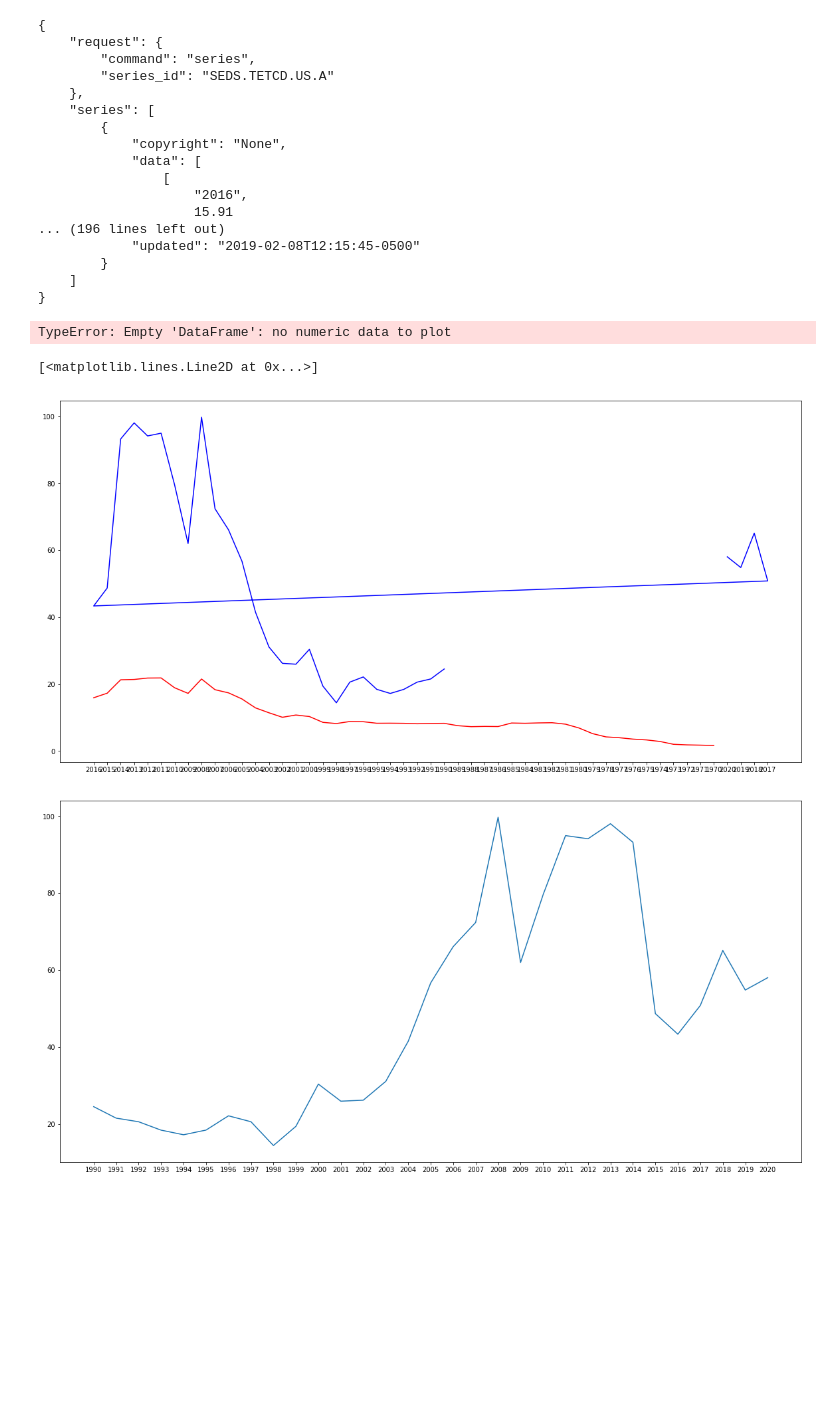
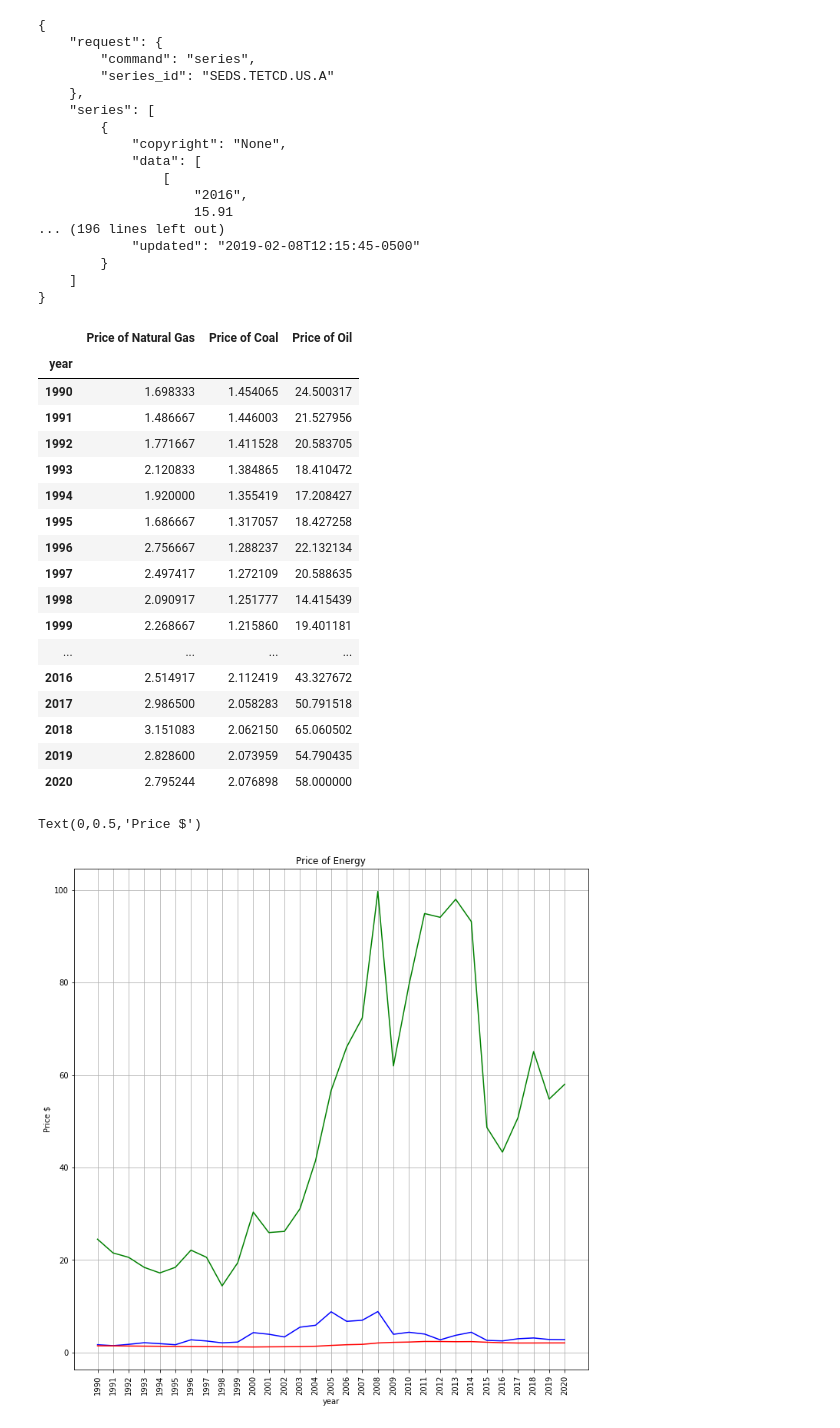
Before and after one commit to us-energy-analysis/Energy-analysis, a Jupyter notebook: Energy_Project_WTICO_Price.ipynb, the cells around one changed output. Cells and saved outputs as stored; diff of their text form; code cells hidden in the pictures; blank space fills up the shorter version.

```diff
--- a/Energy_Project_WTICO_Price.ipynb
+++ b/Energy_Project_WTICO_Price.ipynb
@@ -57,36 +57,48 @@ for x in pricenaturalgas['series'][0]['data']:
     year_NATURALGAS.append(x[0])
     price_NATURALGAS.append(x[1])
 # %%
-Oil_data = pd.DataFrame({"year":year, "Price of Oil":price_value})
+Oil_data = pd.DataFrame({"year":year, "Price of Oil":price_value}, index= year)
 # may delete this total energy column later on
-TETCD_data = pd.DataFrame({"year":year_TETCD, "Average price of Total Energy":price_TETCD})
-Coal_data = pd.DataFrame({"year":year_COAL, "Price of Coal":price_COAL})
-naturalgas_data = pd.DataFrame({"year":year_NATURALGAS, "Price of Natural Gas":price_NATURALGAS})
+#TETCD_data = pd.DataFrame({"year":year_TETCD, "Average price of Total Energy":price_TETCD}, index= year)
+Coal_data = pd.DataFrame({"year":year_COAL, "Price of Coal":price_COAL}, index= year_COAL)
+naturalgas_data = pd.DataFrame({"year":year_NATURALGAS, "Price of Natural Gas":price_NATURALGAS}, index= year_NATURALGAS)
 Price_data_init = naturalgas_data.merge(Coal_data,left_on='year', right_on='year')
 Price_data_final = Price_data_init.merge(Oil_data,left_on='year', right_on='year')
-Price_data_CSV = Price_data_final.to_csv(Price_CSV, encoding='utf-8', index=False)
+#Price_data_CSV = Price_data_final.to_csv(Price_CSV, encoding='utf-8', index=False)
+Price_data_final = Price_data_final.reindex(index=Price_data_final.index[::-1])
+Price_data_final_visual = Price_data_final.set_index("year")
+Price_data_final_visual
+# %% [output]
+|  | Price of Natural Gas | Price of Coal | Price of Oil |
+| year |  |  |  |
+| 1990 | 1.698333 | 1.454065 | 24.500317 |
+| 1991 | 1.486667 | 1.446003 | 21.527956 |
+| 1992 | 1.771667 | 1.411528 | 20.583705 |
+| 1993 | 2.120833 | 1.384865 | 18.410472 |
+| 1994 | 1.920000 | 1.355419 | 17.208427 |
+| 1995 | 1.686667 | 1.317057 | 18.427258 |
+| 1996 | 2.756667 | 1.288237 | 22.132134 |
+| 1997 | 2.497417 | 1.272109 | 20.588635 |
+| 1998 | 2.090917 | 1.251777 | 14.415439 |
+| 1999 | 2.268667 | 1.215860 | 19.401181 |
+| ... | ... | ... | ... |
+| 2016 | 2.514917 | 2.112419 | 43.327672 |
+| 2017 | 2.986500 | 2.058283 | 50.791518 |
+| 2018 | 3.151083 | 2.062150 | 65.060502 |
+| 2019 | 2.828600 | 2.073959 | 54.790435 |
+| 2020 | 2.795244 | 2.076898 | 58.000000 |
-# %%
-Price_data_final.plot(x="Price of Natural Gas", y="year")
-# %% [output]
-TypeError: Empty 'DataFrame': no numeric data to plot
-# %%
-
-price_TETCD = price_TETCD[::-1]
-year  = year[::-1]
-price_value = price_value[::-1]
-year_TETCD = year_TETCD[::-1]
-plt.figure(figsize=(20,10))
-plt.plot(year_TETCD, price_TETCD, color ="red", Label="Total Energy Average Price")
-plt.plot(year, price_value, color="blue", Label="Crude Oil")
-# %% [output]
-[<matplotlib.lines.Line2D at 0x...>]
-[figure, removed]
-# %%
-plt.figure(figsize=(20,10))
-plt.plot(year, price_value)
-
-
-
-plt.show()
-# %% [output]
-[figure, removed]
+# %%
+width = 12
+height = 12
+plt.figure(figsize=(width, height))
+gas, = plt.plot(Price_data_final['year'],Price_data_final['Price of Natural Gas'] , color="blue", label="Natural Gas" )
+oil, = plt.plot(Price_data_final['year'],Price_data_final['Price of Oil'] , color="green", label="Oil" )
+coal, = plt.plot(Price_data_final['year'],Price_data_final['Price of Coal'] , color="red", label="Coal" )
+plt.xticks(rotation=90)
+plt.title("Price of Energy")
+plt.grid(True)
+plt.xlabel("year")
+plt.ylabel("Price $")
+# %% [output]
+Text(0,0.5,'Price $')
+[figure, added]
```
Also changed, not shown: parts of 1 cell of this notebook.
